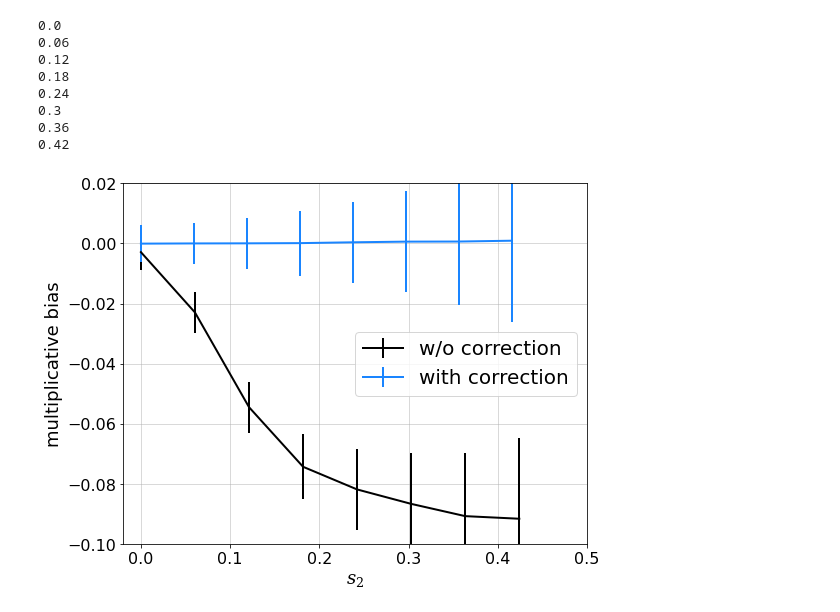
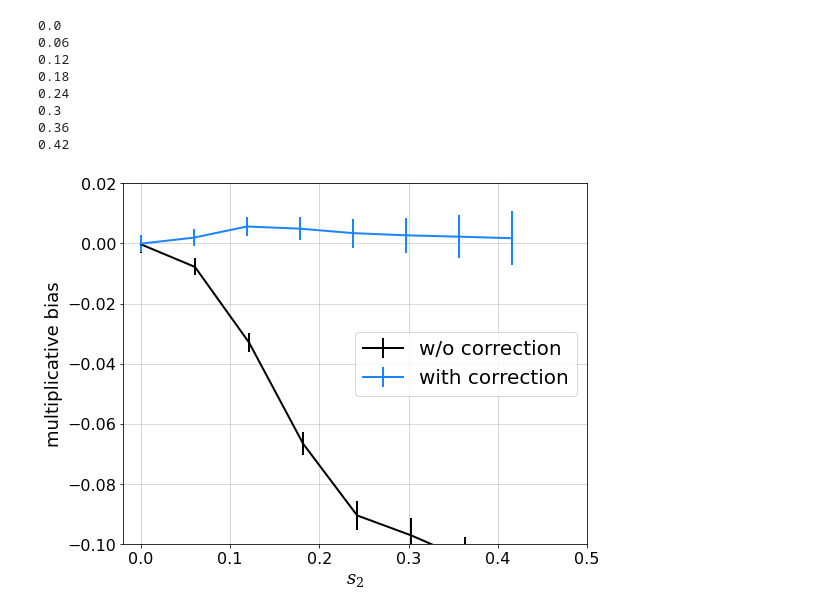
Before and after one commit to mr-superonion/FPFS_notebooks, a Jupyter notebook: ipynb/4_sheartest_noisy/5_fourierShapelets_noisy_resolution.ipynb, the cells around one changed output. Saved outputs shown, nothing was run; the diff lists cells and outputs as text; code cells hidden in the pictures.

```diff
--- a/ipynb/4_sheartest_noisy/5_fourierShapelets_noisy_resolution.ipynb
+++ b/ipynb/4_sheartest_noisy/5_fourierShapelets_noisy_resolution.ipynb
@@ -150,10 +146,11 @@ plt.tight_layout()
 # %%
 #nver='var1em9' # 'var0em0'#
-nver='var0em0' # 'var0em0'#
+nver='var4em3' # 'var0em0'#
+#nver='var0em0' # 'var0em0'#
 # read noiseless data
 outNN1=[]
 outNN2=[]
-for _i in range(100):
+for _i in range(400):
     _a1=fitsio.read(os.path.join(simDir,'srcfs2_%sCenter-%s_%s/psf60/fpfs-%s-%04d-g1-0000.fits' %(gver,nver,ver,dver,_i)))
     _a2=fitsio.read(os.path.join(simDir,'srcfs2_%sCenter-%s_%s/psf60/fpfs-%s-%04d-g1-2222.fits' %(gver,nver,ver,dver,_i)))
     outNN1.append(_a1)
@@ -164,8 +161,8 @@ outNN2 =   rfn.stack_arrays(outNN2,usemask=False)
 detM1=   pdet.peak2det(outNN1)
 detM2=   pdet.peak2det(outNN2)
 # %%
-Const  =   2000.
-noirev =   False
+Const  =   50
+noirev =   True
 ellM1  =   fpfs.fpfsBase.fpfsM2E(outNN1,dets=detM1,const=Const,noirev=noirev)
 ellM2  =   fpfs.fpfsBase.fpfsM2E(outNN2,dets=detM2,const=Const,noirev=noirev)
 gc.collect()
@@ -174,5 +234,5 @@ gc.collect()
 # %%
-use_sig=True
+use_sig=False
 x=[]
 y1=[]
 y2=[]
@@ -190,7 +250,7 @@ cornm='fpfs_RS2'
 
 dcc=0.06 # delta cut
 cutB=0.00 #
-cutsig=0.02
+cutsig=0.05
 
 for i in range(0,8):
     # update cut array
@@ -215,31 +275,31 @@ for i in range(0,8):
 
     cor1,cor1b = get_selbias(ellM1[selnm],ellM1[cornm],ws1,cut,cutsig)
     cor2,cor2b = get_selbias(ellM2[selnm],ellM2[cornm],ws2,cut,cutsig)
     de   = np.sum(ellM2['fpfs_e1']*ws2)-np.sum(ellM1['fpfs_e1']*ws1)
     rave = (np.sum(ellM2['fpfs_RE']*ws2)+np.sum(ellM1['fpfs_RE']*ws1))/2.
     raveR= (np.sum(ellM2['fpfs_RE']*ws2)+np.sum(ellM1['fpfs_RE']*ws1)+cor1+cor2)/2.
     x.append(cut)
     y1.append(de/rave/0.04-1)
     y2.append(de/raveR/0.04-1)
     yerr.append(0.15*np.sqrt(np.sum((ellM2['fpfs_RE']*ws2)**2.))/raveR/0.04)
 gc.collect()
 
 ax.errorbar(np.array(x)*1.01,np.array(y1),np.array(yerr),label='w/o correction',color=pltutil.colors[0])
 ax.errorbar(np.array(x)/1.01,np.array(y2),np.array(yerr),label='with correction',color=pltutil.colors[1])
 ax.set_xlabel(xlabel)
 ax.set_ylabel('multiplicative bias')
 ax.set_ylim(-0.10,0.02)
 ax.grid()
 ax.legend()
 plt.tight_layout()
 #fig.savefig('../../html/noisy_knownRef_%s.png' %pn)
 # %% [output]
 0.0
 0.06
 0.12
 0.18
 0.24
 0.3
 0.36
 0.42
-[figure, old version]
+[figure, new version]
```
Also changed, not shown: parts of 11 cells of this notebook, 2 other files.
